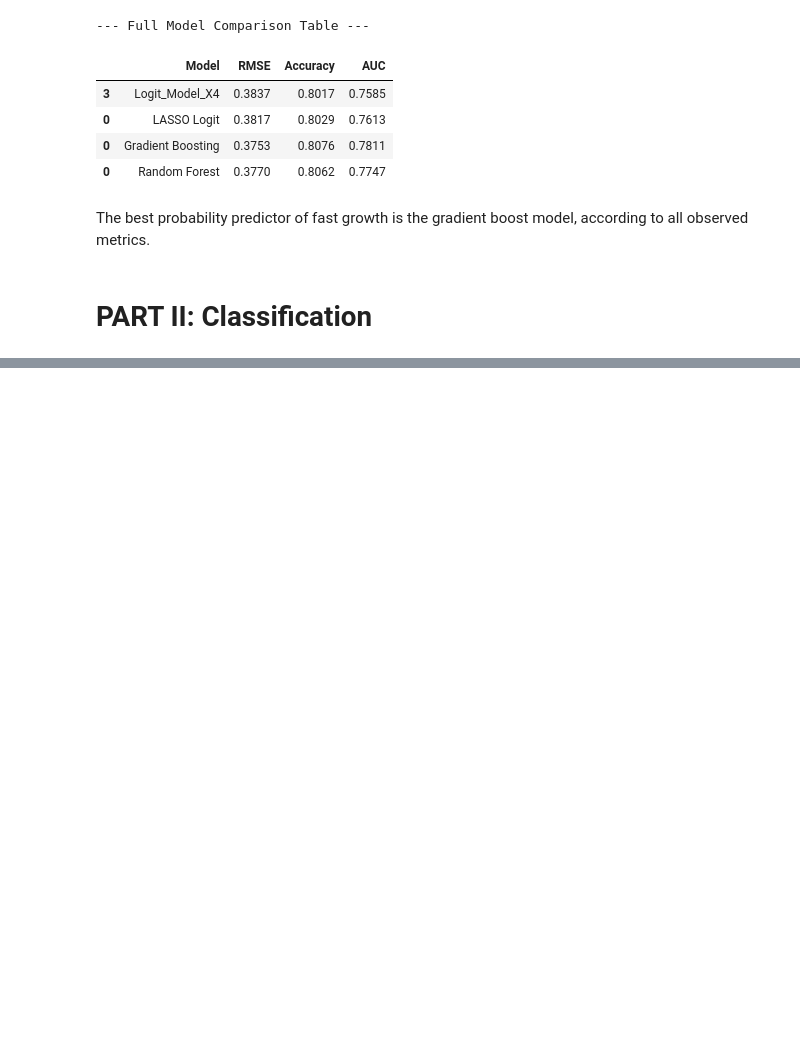
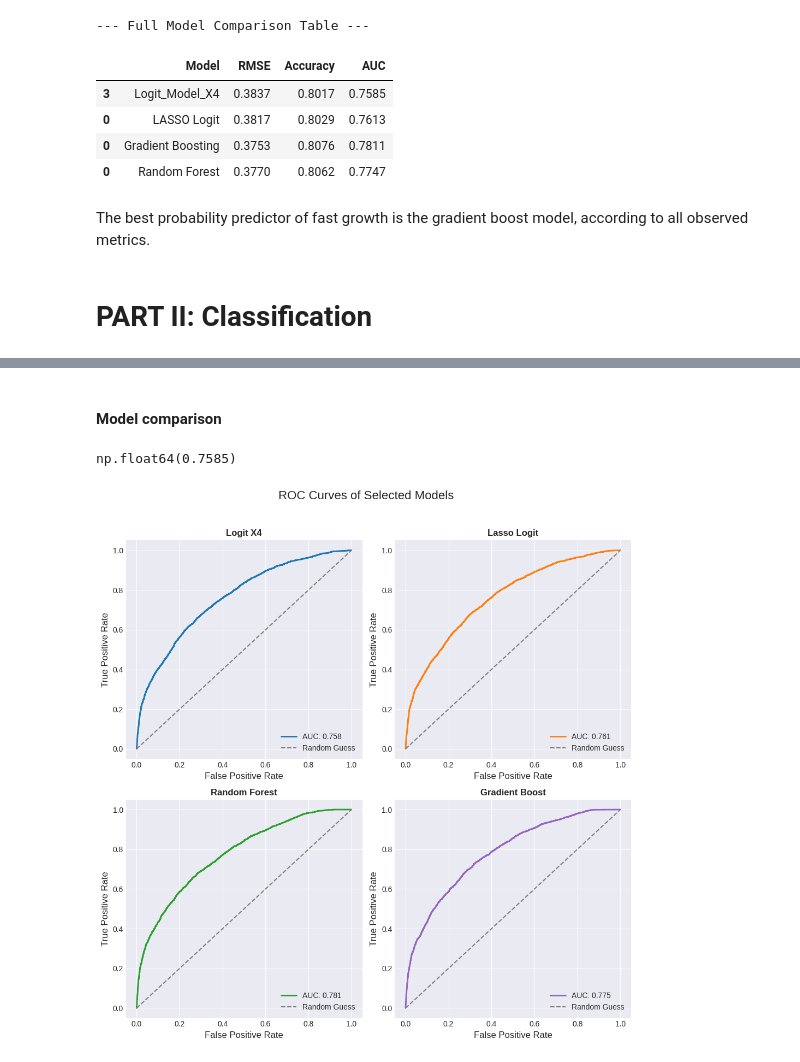
Before and after one commit to 4mbrus/Data-Analysis-3, a Jupyter notebook: Assignment 2/assignment_2.ipynb, the cells around one changed output, grey strips where cells are left out. Cells and saved outputs as stored; diff of their text form; code cells hidden in the pictures; blank space fills up the shorter version.

```diff
--- a/Assignment 2/assignment_2.ipynb
+++ b/Assignment 2/assignment_2.ipynb
@@ -1457,0 +866,15 @@ model_comparison
+# %%
+# --- 1. Generate "Clean" Probabilities on TRAIN Data via CV ---
+# This gives us the probability for every training point as if it were in a test set
+print("Generating out-of-fold predictions on Training Data...")
+y_train_probs_cv = cross_val_predict(lasso_winner_model, X_train_lasso, y_train, cv=5, method='predict_proba')[:, 1]
+
+# --- 2. Find the Best Threshold using ONLY Training Data ---
+best_threshold_lasso,fpr_lasso, tpr_lasso = best_threshold_finder(y_train,y_train_probs_cv)
+
+# --- 3. Evaluate FINAL Performance on the Holdout Set ---
+lasso_winner_model.fit(X_train_lasso, y_train)
+y_holdout_probs_lasso = lasso_winner_model.predict_proba(logitvars.loc[holdout_idx])[:, 1]
+
+# --- 4. PRINT RESULTS ---
+final_test_cost_lasso = cost_summary("Lasso Logit", y_holdout, y_holdout_probs_lasso, best_threshold_lasso)
@@ -1457,0 +986,53 @@ model_comparison
+# %% [markdown]
+#### Model comparison
+# %%
+best_logit_summary_table.iloc[0, 3]
+# %% [output]
+np.float64(0.7585)
+# %%
+import matplotlib.pyplot as plt
+
+# 1. APPLY THEME (Run this before creating the figure)
+plt.style.use('seaborn-v0_8-darkgrid')
+# Other popular options: 'ggplot', 'fivethirtyeight', 'bmh'
+
+fig, axs = plt.subplots(2, 2, figsize=(10, 10))
+
+# --- Plot 1: Logit X4 ---
+axs[0,0].plot(fpr_x4, tpr_x4, label=f"AUC: {full_comparison_table.iloc[0, 3]:.3f}", color='tab:blue', linewidth=2)
+axs[0,0].plot([0, 1], [0, 1], linestyle='--', color='gray', label='Random Guess')
+axs[0,0].set_title("Logit X4", fontsize=12, fontweight='bold')
+axs[0,0].set_xlabel('False Positive Rate')
+axs[0,0].set_ylabel('True Positive Rate')
+axs[0,0].legend(loc='lower right')
+
+# --- Plot 2: Lasso Logit ---
+axs[0,1].plot(fpr_lasso, tpr_lasso, label=f"AUC: {full_comparison_table.iloc[1, 3]:.3f}", color='tab:orange', linewidth=2)
+axs[0,1].plot([0, 1], [0, 1], linestyle='--', color='gray', label='Random Guess')
+axs[0,1].set_title("Lasso Logit", fontsize=12, fontweight='bold')
+axs[0,1].set_xlabel('False Positive Rate')
+axs[0,1].set_ylabel('True Positive Rate')
+axs[0,1].legend(loc='lower right')
+
+# --- Plot 3: Random Forest ---
+axs[1,0].plot(fpr_rf, tpr_rf, label=f"AUC: {full_comparison_table.iloc[2, 3]:.3f}", color='tab:green', linewidth=2)
+axs[1,0].plot([0, 1], [0, 1], linestyle='--', color='gray', label='Random Guess')
+axs[1,0].set_title("Random Forest", fontsize=12, fontweight='bold')
+axs[1,0].set_xlabel('False Positive Rate')
+axs[1,0].set_ylabel('True Positive Rate')
+axs[1,0].legend(loc='lower right')
+
+# --- Plot 4: Gradient Boost ---
+axs[1,1].plot(fpr_gb, tpr_gb, label=f"AUC: {full_comparison_table.iloc[3, 3]:.3f}", color='tab:purple', linewidth=2)
+axs[1,1].plot([0, 1], [0, 1], linestyle='--', color='gray', label='Random Guess')
+axs[1,1].set_title("Gradient Boost", fontsize=12, fontweight='bold')
+axs[1,1].set_xlabel('False Positive Rate')
+axs[1,1].set_ylabel('True Positive Rate')
+axs[1,1].legend(loc='lower right')
+
+# 2. FINAL ADJUSTMENTS
+fig.suptitle("ROC Curves of Selected Models", fontsize=16, y=1.02)
+plt.tight_layout()
+plt.show()
+# %% [output]
+[figure, added]
```
Also changed, not shown: parts of 76 cells of this notebook.
